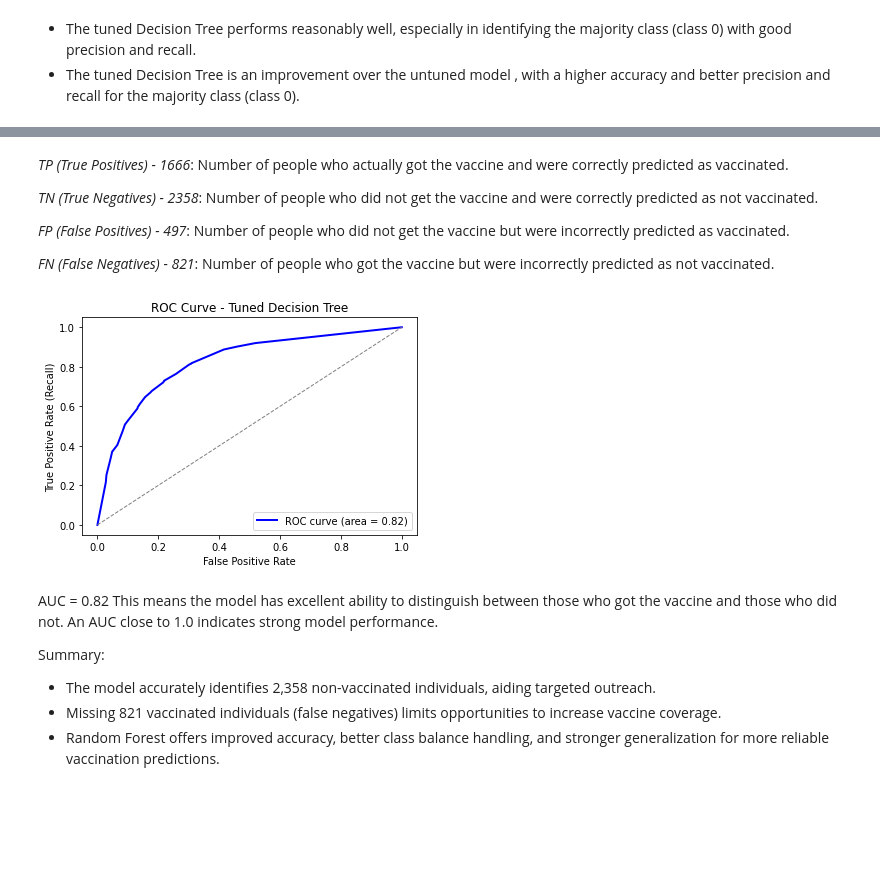
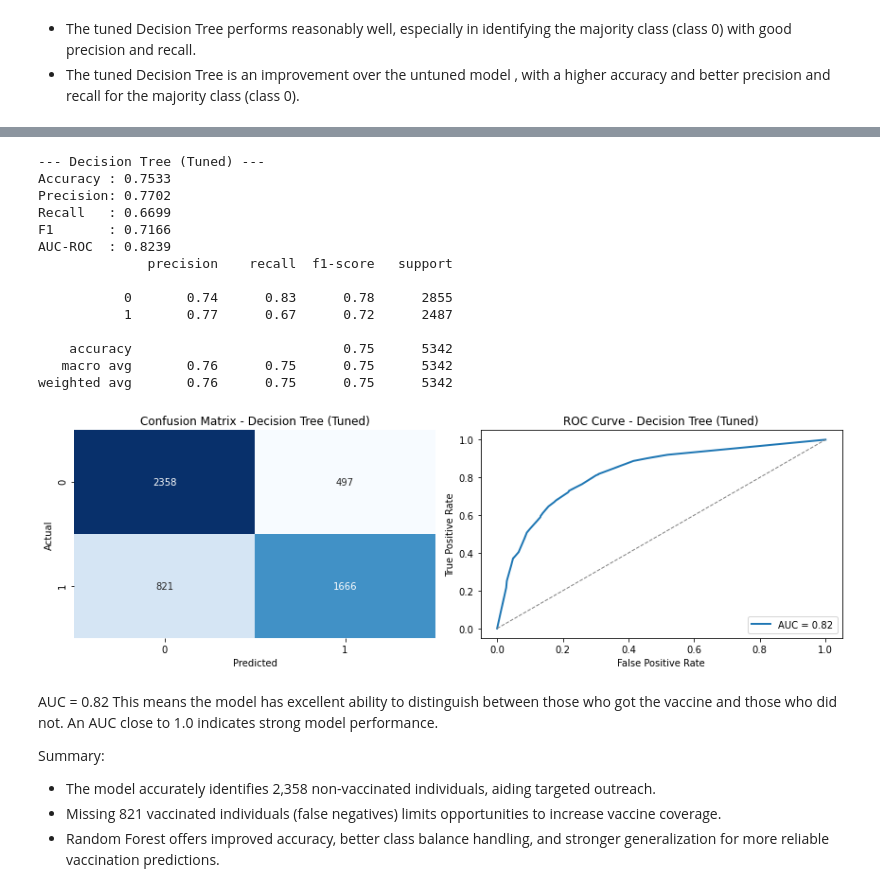
Before and after one commit to Pheonverah/Seasonal-Flu-Vaccine, a Jupyter notebook: index.ipynb, the cells around one changed output, grey strips where cells are left out. Drawn from its saved outputs; the diff is of its cells as text; code cells hidden in the pictures; blank space fills up the shorter version.

```diff
--- a/index.ipynb
+++ b/index.ipynb
@@ -1033,28 +1007,30 @@ print(cm)
-# %% [markdown]
-*TP (True Positives) - 1666*: Number of people who actually got the vaccine and were correctly predicted as vaccinated.
-
-*TN (True Negatives) - 2358*: Number of people who did not get the vaccine and were correctly predicted as not vaccinated.
-
-*FP (False Positives) - 497*: Number of people who did not get the vaccine but were incorrectly predicted as vaccinated.
-
-*FN (False Negatives) - 821*: Number of people who got the vaccine but were incorrectly predicted as not vaccinated.
-# %%
-# ROC Curve
-y_val_proba = best_tree_pipeline.predict_proba(X_val)[:, 1]
-fpr, tpr, thresholds = roc_curve(y_val, y_val_proba)
-roc_auc = auc(fpr, tpr)
-
-plt.figure()
-plt.plot(fpr, tpr, color='blue', lw=2, label=f'ROC curve (area = {roc_auc:.2f})')
-plt.plot([0, 1], [0, 1], color='gray', lw=1, linestyle='--')
-plt.xlabel('False Positive Rate')
-plt.ylabel('True Positive Rate (Recall)')
-plt.title('ROC Curve - Tuned Decision Tree')
-plt.legend(loc='lower right')
-plt.grid(False)
-plt.show()
-# %% [output]
-[figure, removed]
+# %%
+# store these for the comparison table later
+log_pred   = best_logistic.predict(X_val)
+tree_preds = best_tree_pipeline.predict(X_val)
+
+dt_tuned_results = evaluate_model(
+    name='Decision Tree (Tuned)',
+    pipeline=best_tree_pipeline,
+    X_val=X_val,
+    y_val=y_val
+)
+# %% [output]
+--- Decision Tree (Tuned) ---
+Accuracy : 0.7533
+Precision: 0.7702
+Recall   : 0.6699
+F1       : 0.7166
+AUC-ROC  : 0.8239
+              precision    recall  f1-score   support
+
+           0       0.74      0.83      0.78      2855
+           1       0.77      0.67      0.72      2487
+
+    accuracy                           0.75      5342
+   macro avg       0.76      0.75      0.75      5342
+weighted avg       0.76      0.75      0.75      5342
+[figure, added]
 # %% [markdown]
 AUC = 0.82
 This means the model has excellent ability to distinguish between those who got the vaccine and those who did not. An AUC close to 1.0 indicates strong model performance.
```
Also changed, not shown: parts of 30 cells of this notebook.
